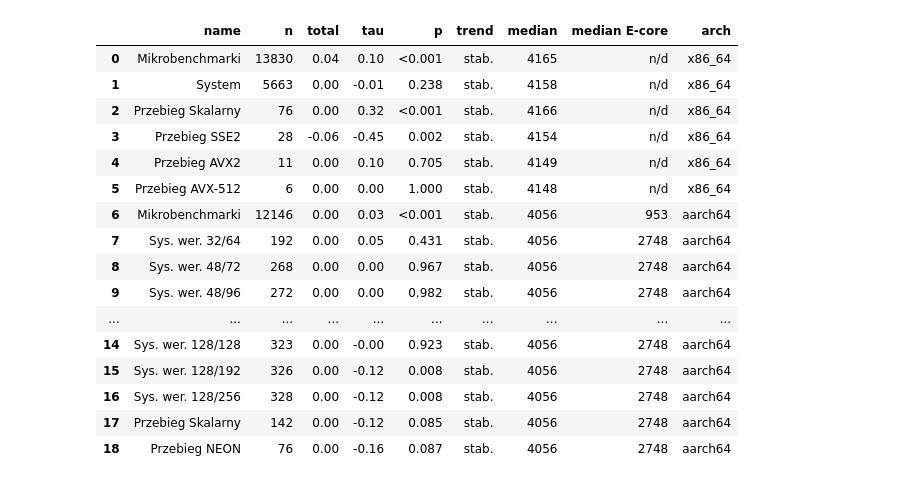
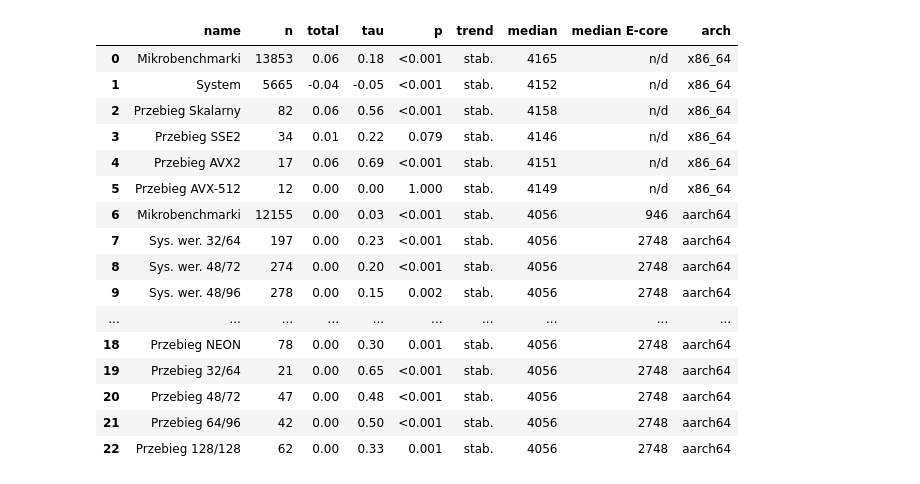
Before and after one commit to jan-chojnacki/SpeckProbe, a Jupyter notebook: analysis/notebooks/stability.ipynb, the cells around one changed output. Cells and saved outputs as stored; diff of their text form; code cells hidden in the pictures.

```diff
--- a/analysis/notebooks/stability.ipynb
+++ b/analysis/notebooks/stability.ipynb
@@ -342,6 +342,11 @@ system_pm_Speck128_192 = parse_pm("../data/pm-system-Speck128_192.txt")
 system_pm_Speck128_256 = parse_pm("../data/pm-system-Speck128_256.txt")
 scalar_pm = parse_pm("../data/pm-search-Scalar.txt")
 neon_pm = parse_pm("../data/pm-search-Neon.txt")
+turbostat_compare = parse_turbostat("../data/turbostat-compare.txt")
+compare_pm_Speck32_64 = parse_pm("../data/pm-compare-Speck32_64.txt")
+compare_pm_Speck48_72 = parse_pm("../data/pm-compare-Speck48_72.txt")
+compare_pm_Speck64_96 = parse_pm("../data/pm-compare-Speck64_96.txt")
+compare_pm_Speck128_128 = parse_pm("../data/pm-compare-Speck128_128.txt")
 # %%
 plot_turbostat([bench_turbostat], ['test'], [f'cpu{i}' for i in [1, 9]], FIG_WIDTH / 2, "turbostat_bench", 25)
 plot_turbostat([system_turbostat], ['system'], [f'cpu{i}' for i in range(0, 16)], FIG_WIDTH / 2, "turbostat_system", 25)
@@ -485,12 +497,16 @@ datasets = [
     ("Sys. wer. 128/256", (system_pm_Speck128_256, None, PM_GROUPS, "aarch64")),
     ("Przebieg Skalarny", (scalar_pm, None, PM_GROUPS, "aarch64")),
     ("Przebieg NEON", (neon_pm, None, PM_GROUPS, "aarch64")),
+    ("Przebieg 32/64", (compare_pm_Speck32_64, None, PM_GROUPS, "aarch64")),
+    ("Przebieg 48/72", (compare_pm_Speck48_72, None, PM_GROUPS, "aarch64")),
+    ("Przebieg 64/96", (compare_pm_Speck64_96, None, PM_GROUPS, "aarch64")),
+    ("Przebieg 128/128", (compare_pm_Speck128_128, None, PM_GROUPS, "aarch64")),
 ]
 # %%
-def _get_freq(df, cols):
+def _get_freq(df, cols, start=START):
     if cols is None:
-        return df.iloc[START:]["system"].replace(0, np.nan).dropna()
-    return df.iloc[START:][cols].replace(0, np.nan).mean(axis=1).dropna()
+        return df.iloc[start:]["system"].replace(0, np.nan).dropna()
+    return df.iloc[start:][cols].replace(0, np.nan).mean(axis=1).dropna()
 # %%
 def fmt_p(p):
     if np.isnan(p):
@@ -501,7 +517,7 @@ def fmt_p(p):
 # %%
 trend_rows = []
 for name, (df, cols, groups, arch) in datasets:
-    freq = _get_freq(df, cols)
+    freq = _get_freq(df, cols, 2)
     n = len(freq)
     if n < 3:
         continue
@@ -521,48 +537,48 @@ for name, (df, cols, groups, arch) in datasets:
         "name": name,
         "n": n,
         "total": f"{round(total_pct, 2):.2f}",
         "tau": f"{round(tau, 2):.2f}" if not np.isnan(tau) else None,
         "p": fmt_p(p_value),
         "trend": trend,
         "arch": arch,
     }
 
     if groups:
         series = []
         for i, (label, group_cols) in enumerate(groups.items()):
             suffix = "" if i == 0 else f" {label}"
             gcols = [c for c in group_cols if c in df.columns]
             series.append((suffix, _get_freq(df, gcols) if gcols else None))
     else:
         series = [("", freq)]
 
     for suffix, s in series:
         row[f"median{suffix}"] = str(int(s.median())) if s is not None else None
 
     trend_rows.append(row)
 
 col_order = ["name", "n", "slope_sen", "total", "tau", "p", "trend", "median", "median E-core", "arch"]
 df_trend = pd.DataFrame(trend_rows)
 df_trend = df_trend.reindex(columns=[c for c in col_order if c in df_trend.columns])
 df_trend = df_trend.fillna("n/d")
 df_trend
 # %% [output]
 |  | name | n | total | tau | p | trend | median | median E-core | arch |
-| 0 | Mikrobenchmarki | 13830 | 0.04 | 0.10 | <0.001 | stab. | 4165 | n/d | x86_64 |
-| 1 | System | 5663 | 0.00 | -0.01 | 0.238 | stab. | 4158 | n/d | x86_64 |
-| 2 | Przebieg Skalarny | 76 | 0.00 | 0.32 | <0.001 | stab. | 4166 | n/d | x86_64 |
-| 3 | Przebieg SSE2 | 28 | -0.06 | -0.45 | 0.002 | stab. | 4154 | n/d | x86_64 |
-| 4 | Przebieg AVX2 | 11 | 0.00 | 0.10 | 0.705 | stab. | 4149 | n/d | x86_64 |
-| 5 | Przebieg AVX-512 | 6 | 0.00 | 0.00 | 1.000 | stab. | 4148 | n/d | x86_64 |
-| 6 | Mikrobenchmarki | 12146 | 0.00 | 0.03 | <0.001 | stab. | 4056 | 953 | aarch64 |
-| 7 | Sys. wer. 32/64 | 192 | 0.00 | 0.05 | 0.431 | stab. | 4056 | 2748 | aarch64 |
-| 8 | Sys. wer. 48/72 | 268 | 0.00 | 0.00 | 0.967 | stab. | 4056 | 2748 | aarch64 |
-| 9 | Sys. wer. 48/96 | 272 | 0.00 | 0.00 | 0.982 | stab. | 4056 | 2748 | aarch64 |
+| 0 | Mikrobenchmarki | 13853 | 0.06 | 0.18 | <0.001 | stab. | 4165 | n/d | x86_64 |
+| 1 | System | 5665 | -0.04 | -0.05 | <0.001 | stab. | 4152 | n/d | x86_64 |
+| 2 | Przebieg Skalarny | 82 | 0.06 | 0.56 | <0.001 | stab. | 4158 | n/d | x86_64 |
+| 3 | Przebieg SSE2 | 34 | 0.01 | 0.22 | 0.079 | stab. | 4146 | n/d | x86_64 |
+| 4 | Przebieg AVX2 | 17 | 0.06 | 0.69 | <0.001 | stab. | 4151 | n/d | x86_64 |
+| 5 | Przebieg AVX-512 | 12 | 0.00 | 0.00 | 1.000 | stab. | 4149 | n/d | x86_64 |
+| 6 | Mikrobenchmarki | 12155 | 0.00 | 0.03 | <0.001 | stab. | 4056 | 946 | aarch64 |
+| 7 | Sys. wer. 32/64 | 197 | 0.00 | 0.23 | <0.001 | stab. | 4056 | 2748 | aarch64 |
+| 8 | Sys. wer. 48/72 | 274 | 0.00 | 0.20 | <0.001 | stab. | 4056 | 2748 | aarch64 |
+| 9 | Sys. wer. 48/96 | 278 | 0.00 | 0.15 | 0.002 | stab. | 4056 | 2748 | aarch64 |
 | ... | ... | ... | ... | ... | ... | ... | ... | ... | ... |
-| 14 | Sys. wer. 128/128 | 323 | 0.00 | -0.00 | 0.923 | stab. | 4056 | 2748 | aarch64 |
-| 15 | Sys. wer. 128/192 | 326 | 0.00 | -0.12 | 0.008 | stab. | 4056 | 2748 | aarch64 |
-| 16 | Sys. wer. 128/256 | 328 | 0.00 | -0.12 | 0.008 | stab. | 4056 | 2748 | aarch64 |
-| 17 | Przebieg Skalarny | 142 | 0.00 | -0.12 | 0.085 | stab. | 4056 | 2748 | aarch64 |
-| 18 | Przebieg NEON | 76 | 0.00 | -0.16 | 0.087 | stab. | 4056 | 2748 | aarch64 |
+| 18 | Przebieg NEON | 78 | 0.00 | 0.30 | 0.001 | stab. | 4056 | 2748 | aarch64 |
+| 19 | Przebieg 32/64 | 21 | 0.00 | 0.65 | <0.001 | stab. | 4056 | 2748 | aarch64 |
+| 20 | Przebieg 48/72 | 47 | 0.00 | 0.48 | <0.001 | stab. | 4056 | 2748 | aarch64 |
+| 21 | Przebieg 64/96 | 42 | 0.00 | 0.50 | <0.001 | stab. | 4056 | 2748 | aarch64 |
+| 22 | Przebieg 128/128 | 62 | 0.00 | 0.33 | 0.001 | stab. | 4056 | 2748 | aarch64 |
 # %%
 df_trend.to_csv(f'../csv/system_trend.csv', index=False)
```
Also changed, not shown: parts of 4 cells of this notebook, 3 other files.
